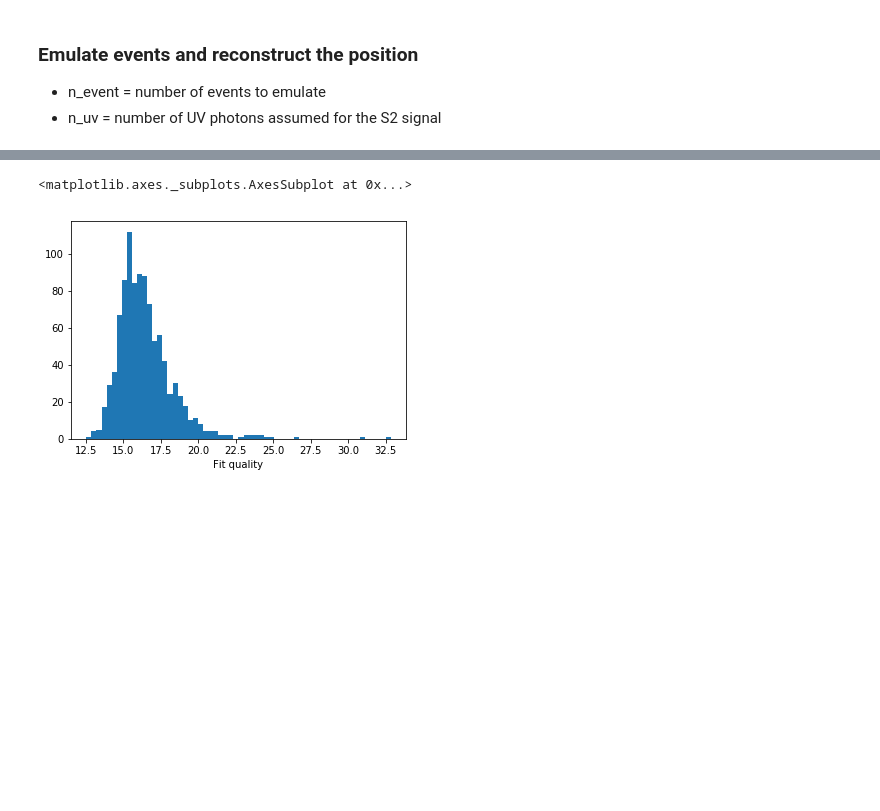
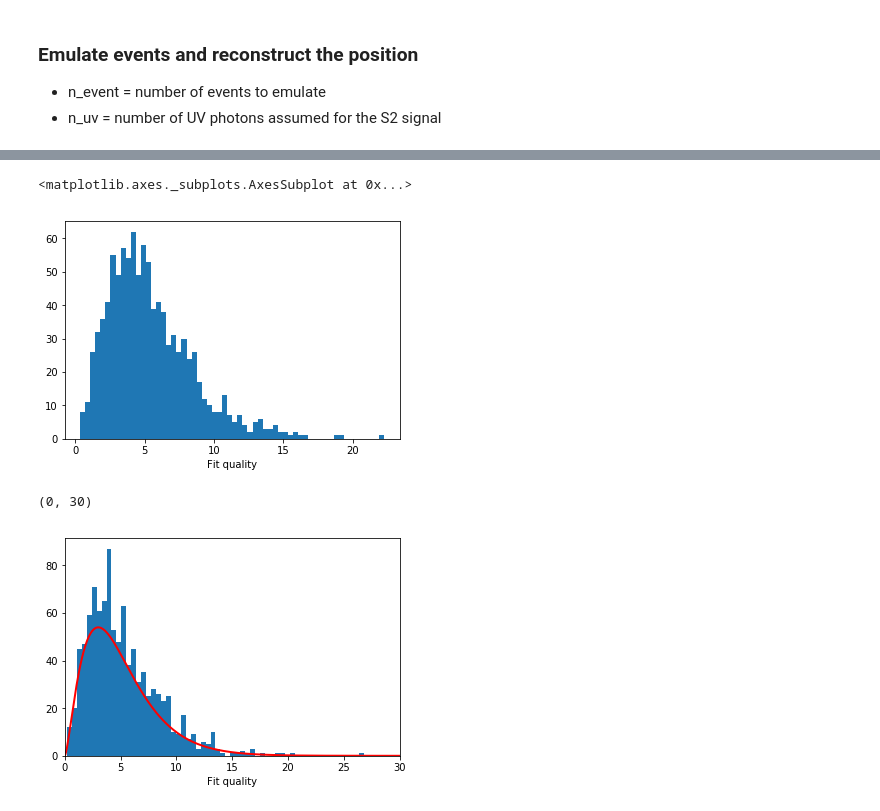
Before and after one commit to acolijn/SiPM, a Jupyter notebook: SiPMsimulatorXAMS.ipynb, the cells around one changed output, grey strips where cells are left out. Saved outputs shown, nothing was run; the diff lists cells and outputs as text; code cells hidden in the pictures; blank space fills up the shorter version.

```diff
--- a/SiPMsimulatorXAMS.ipynb
+++ b/SiPMsimulatorXAMS.ipynb
@@ -104,5 +176,5 @@ rec.plot(type="intensity",range=(0,30000))
 # %%
-rec.plot(type="fval",bins=60)
+recs[i].plot(type="fit_quality",bins=60)
 # %% [output]
 <matplotlib.axes._subplots.AxesSubplot at 0x...>
-[figure, old version]
+[figure, new version]
@@ -108,0 +183,11 @@ rec.plot(type="fval",bins=60)
+# %%
+import scipy.stats as stats
+# Plot the theoretical density of f
+x = np.arange(0, 50, .05)
+plt.plot(x, 350*stats.chi2.pdf(x, df=5), color='r', lw=2)
+#h=plt.hist(df['chi2'],bins=50)
+rec.plot(type="fit_quality",bins=60)
+plt.xlim([0,30])
+# %% [output]
+(0, 30)
+[figure, added]
```
Also changed, not shown: parts of 11 cells of this notebook, 1 other file.
